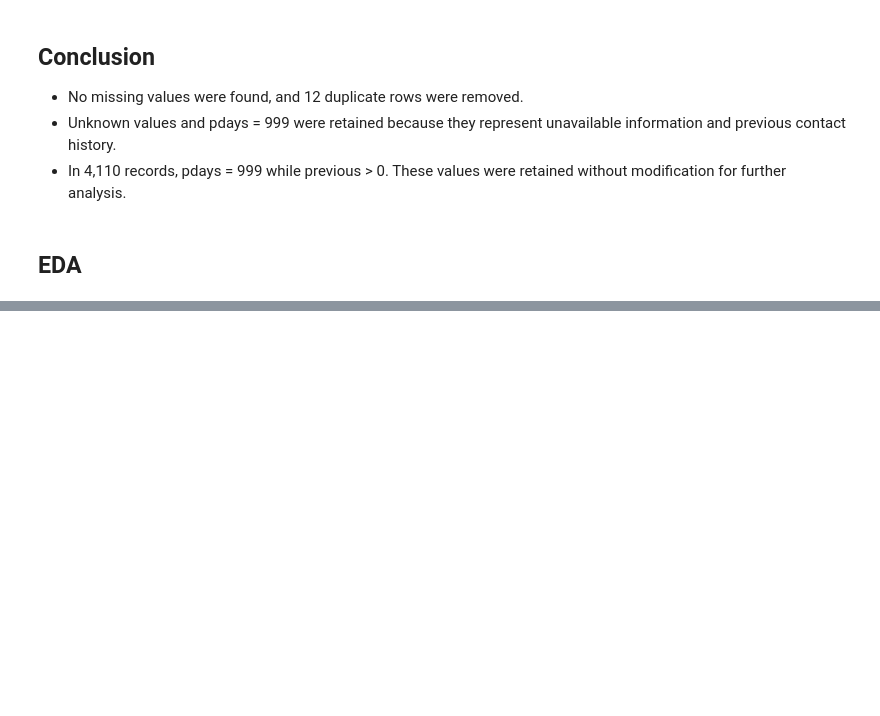
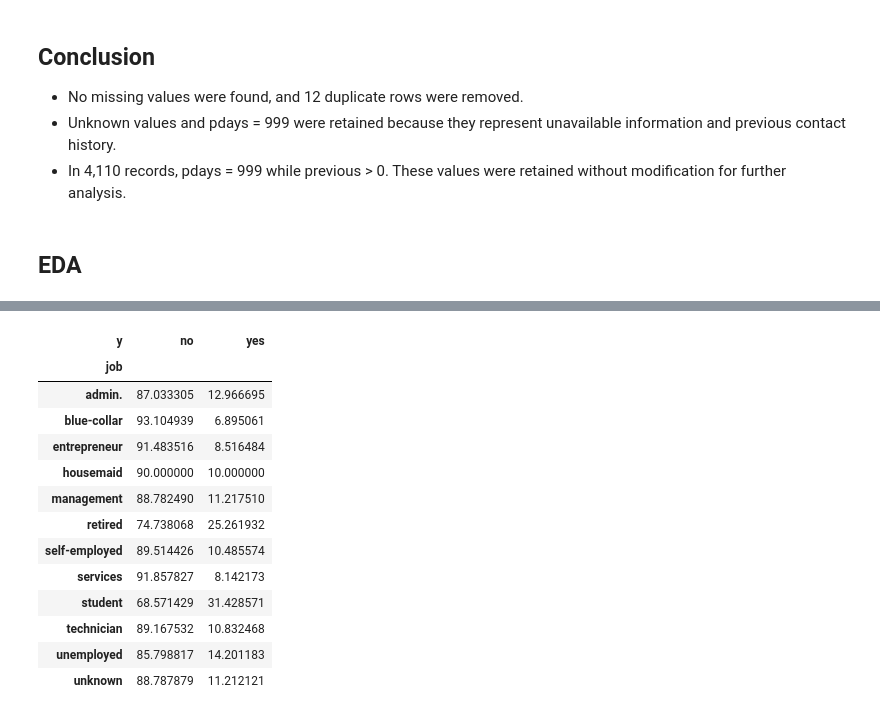
Before and after one commit to Chandni-R53/Marketing-Campaign-Analysis, a Jupyter notebook: analysis.ipynb, the cells around one changed output, grey strips where cells are left out. Cells and saved outputs as stored; diff of their text form; code cells hidden in the pictures; blank space fills up the shorter version.

```diff
--- a/analysis.ipynb
+++ b/analysis.ipynb
@@ -293,0 +340,17 @@ pd.crosstab(df["pdays"].eq(999), df["previous"].gt(0))
+# %%
+pd.crosstab(df["job"], df["y"], normalize="index") * 100
+# %% [output]
+| y | no | yes |
+| job |  |  |
+| admin. | 87.033305 | 12.966695 |
+| blue-collar | 93.104939 | 6.895061 |
+| entrepreneur | 91.483516 | 8.516484 |
+| housemaid | 90.000000 | 10.000000 |
+| management | 88.782490 | 11.217510 |
+| retired | 74.738068 | 25.261932 |
+| self-employed | 89.514426 | 10.485574 |
+| services | 91.857827 | 8.142173 |
+| student | 68.571429 | 31.428571 |
+| technician | 89.167532 | 10.832468 |
+| unemployed | 85.798817 | 14.201183 |
+| unknown | 88.787879 | 11.212121 |
```
Also changed, not shown: parts of 6 cells of this notebook.
